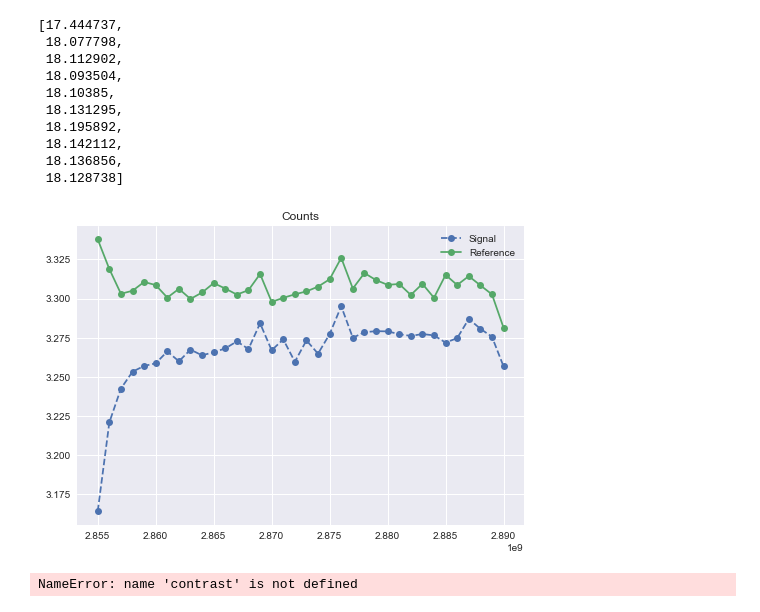
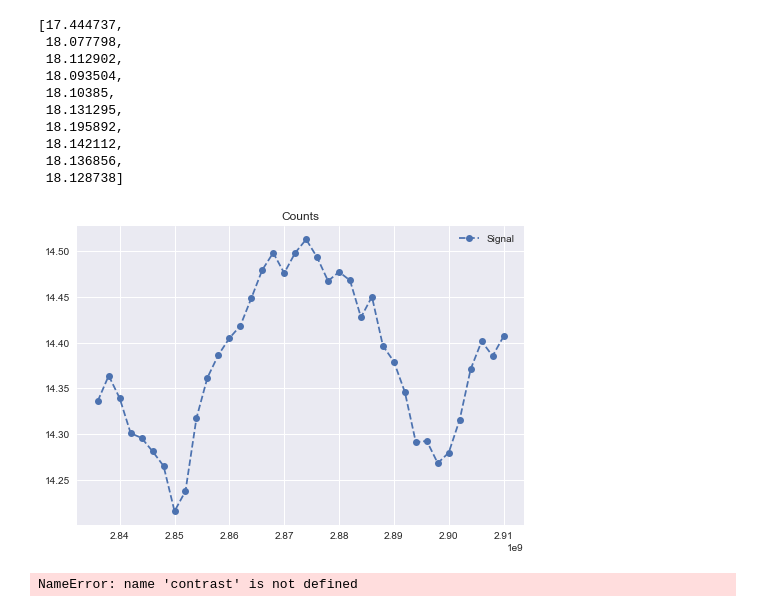
Before and after one commit to Youngcius/odmactor, a Jupyter notebook: project/tutorial/frequency-odmr.ipynb, the cells around one changed output. Saved outputs shown, nothing was run; the diff lists cells and outputs as text; code cells hidden in the pictures.

```diff
--- a/project/tutorial/frequency-odmr.ipynb
+++ b/project/tutorial/frequency-odmr.ipynb
@@ -116,24 +98,24 @@ np.savetxt('cw-contrast--{}dBm.txt'.format(p), np.vstack([res_on_off[0], contras
 - optional default parameters: reference signals readout time $t_{ref}$ ($t_{ref} = t_{sig}$ actually), some time interval parameters
 - Time bin $t$ per readout operation is then calculated by the sequences parameters
 # %%
-freq_start = 2.855 * C.giga
-freq_end = 2.89 * C.giga
-freq_step = 1 * C.mega
+freq_start = 2.83 * C.giga
+freq_end = 2.91 * C.giga
+freq_step = 2 * C.mega
 
-t_init = 5e3
+t_init = 3e3
 t_mw = 1e3
 
 inter_init_mw = 3000
-inter_mw_read = 1000
+inter_mw_read = 0
 
-inter_readout = 2000
+inter_readout = 0
 t_read_sig = 800
 t_read_ref = t_read_sig
 pre_read = 100
 
-N = int(1e6/4)
+N = int(1e6)
 
-p = 8
+p = 16
 # %% [markdown]
 **2. Construct a Pulse ODMR Scheduler and run**
 # %%
@@ -201,13 +183,13 @@ counts_sig_ref[1][:10]
  18.128738]
 # %%
 plt.style.use('seaborn')
-plt.plot(counts_sig_ref[0], counts_sig_ref[1], 'o--', label='Signal')
-plt.plot(counts_sig_ref[0], counts_sig_ref[2], 'o-', label='Reference')
+plt.plot(counts_sig_ref[0][3:], counts_sig_ref[1][3:], 'o--', label='Signal')
+# plt.plot(counts_sig_ref[0], counts_sig_ref[2], 'o-', label='Reference')
 plt.legend()
 plt.title('Counts')
 plt.show()
 # %% [output]
-[figure, old version]
+[figure, new version]
 # %%
 plt.plot(counts_sig_ref[0], contrast, '-')
 plt.title('Pulse ODMR Contrast')
```
Also changed, not shown: parts of 12 cells of this notebook, 3 other files.
